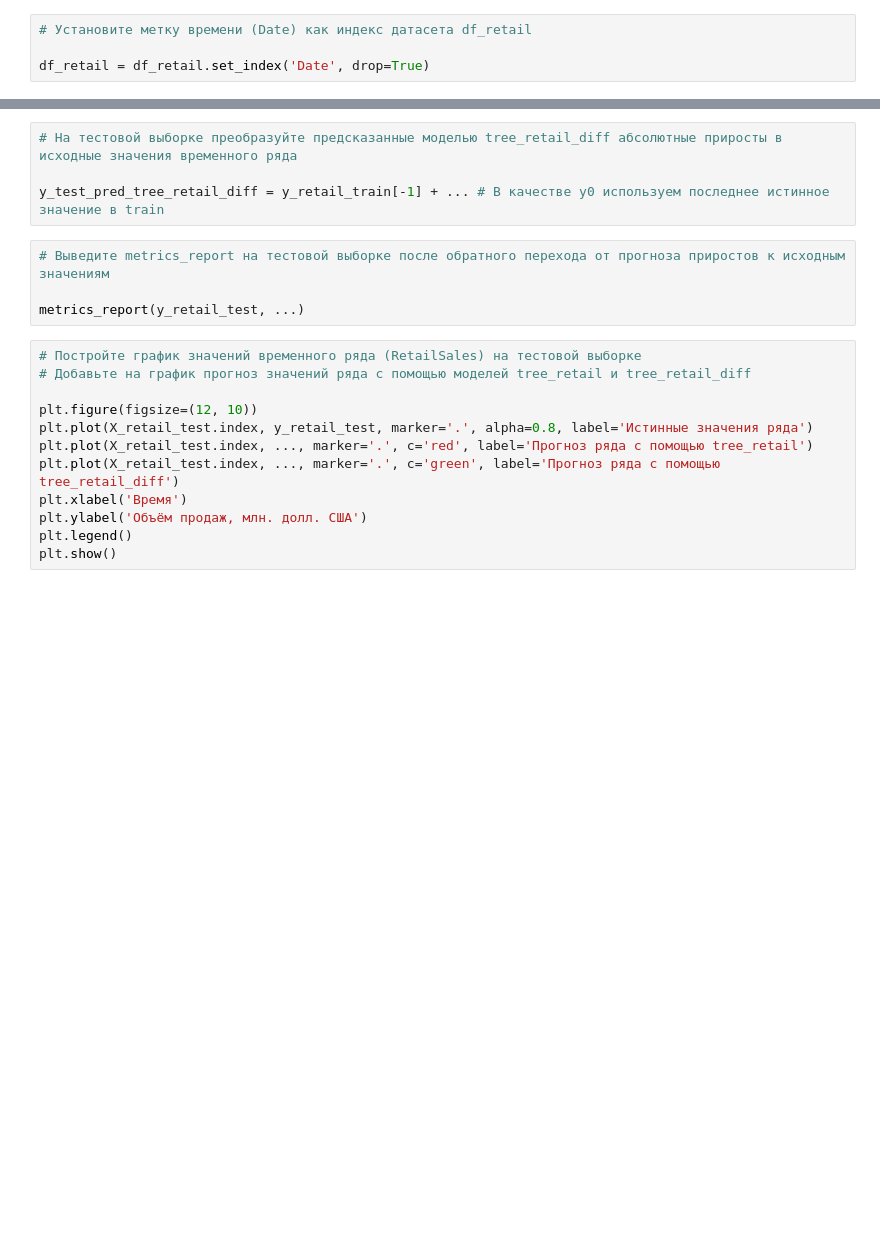
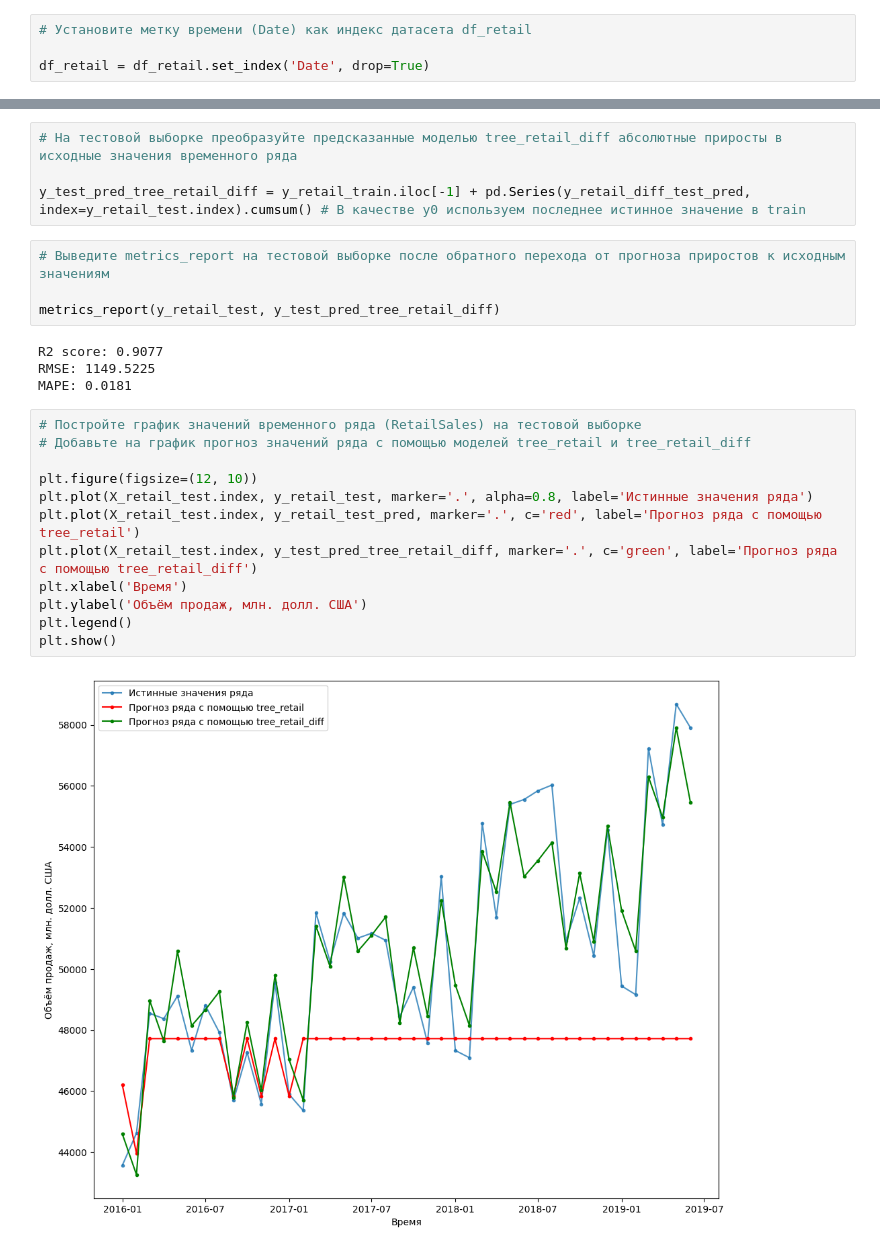
Before and after one commit to ml2me/study, a Jupyter notebook: classic_ML/4/04.Задание.ipynb, the cells around one changed output, grey strips where cells are left out. Drawn from its saved outputs; the diff is of its cells as text; blank space fills up the shorter version.

```diff
--- a/classic_ML/4/04.Задание.ipynb
+++ b/classic_ML/4/04.Задание.ipynb
@@ -1405,20 +1533,26 @@ plt.show()
 # %%
 # На тестовой выборке преобразуйте предсказанные моделью tree_retail_diff абсолютные приросты в исходные значения временного ряда
 
-y_test_pred_tree_retail_diff = y_retail_train[-1] + ... # В качестве y0 используем последнее истинное значение в train
+y_test_pred_tree_retail_diff = y_retail_train.iloc[-1] + pd.Series(y_retail_diff_test_pred, index=y_retail_test.index).cumsum() # В качестве y0 используем последнее истинное значение в train
 # %%
 # Выведите metrics_report на тестовой выборке после обратного перехода от прогноза приростов к исходным значениям
 
-metrics_report(y_retail_test, ...)
+metrics_report(y_retail_test, y_test_pred_tree_retail_diff)
+# %% [output]
+R2 score: 0.9077
+RMSE: 1149.5225
+MAPE: 0.0181
 # %%
 # Постройте график значений временного ряда (RetailSales) на тестовой выборке
 # Добавьте на график прогноз значений ряда с помощью моделей tree_retail и tree_retail_diff
 
 plt.figure(figsize=(12, 10))
 plt.plot(X_retail_test.index, y_retail_test, marker='.', alpha=0.8, label='Истинные значения ряда')
-plt.plot(X_retail_test.index, ..., marker='.', c='red', label='Прогноз ряда с помощью tree_retail')
-plt.plot(X_retail_test.index, ..., marker='.', c='green', label='Прогноз ряда с помощью tree_retail_diff')
+plt.plot(X_retail_test.index, y_retail_test_pred, marker='.', c='red', label='Прогноз ряда с помощью tree_retail')
+plt.plot(X_retail_test.index, y_test_pred_tree_retail_diff, marker='.', c='green', label='Прогноз ряда с помощью tree_retail_diff')
 plt.xlabel('Время')
 plt.ylabel('Объём продаж, млн. долл. США')
 plt.legend()
 plt.show()
+# %% [output]
+[figure, added]
```
Also changed, not shown: parts of 25 cells of this notebook.
